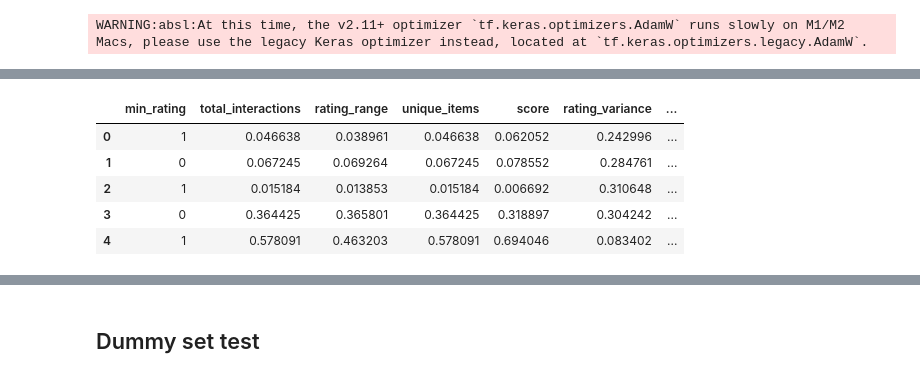
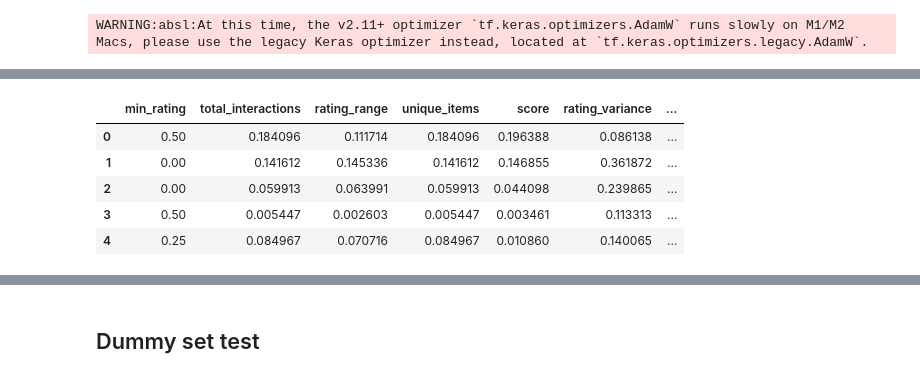
Before and after one commit to timooo-thy/CS421-ML-Competition, a Jupyter notebook: Project.ipynb, the cells around one changed output, grey strips where cells are left out. Cells and saved outputs as stored; diff of their text form; code cells hidden in the pictures.

```diff
--- a/Project.ipynb
+++ b/Project.ipynb
@@ -173,13 +173,13 @@ for feature in feature_columns:
 [figure]
 [figure]
 # %%
-from sklearn.preprocessing import MinMaxScaler
+# from sklearn.preprocessing import MinMaxScaler
 
-# Assuming features_df is your DataFrame and feature_columns are your columns of interest
-scaler = MinMaxScaler()
+# # Assuming features_df is your DataFrame and feature_columns are your columns of interest
+# scaler = MinMaxScaler()
 
-# Fit the scaler to your data and transform it
-features_df[feature_columns] = scaler.fit_transform(features_df[feature_columns])
+# # Fit the scaler to your data and transform it
+# features_df[feature_columns] = scaler.fit_transform(features_df[feature_columns])
 # %%
 from sklearn.ensemble import RandomForestClassifier
 
@@ -249,30 +249,42 @@ _________________________________________________________________
 # %%
 from sklearn.model_selection import train_test_split, KFold
 from sklearn.metrics import roc_auc_score
 import numpy as np
 from imblearn.over_sampling import SMOTE
+from sklearn.preprocessing import MinMaxScaler
 
 X = features_df.drop(['label'], axis=1)
 y = features_df['label']
 
 X_main, X_test, y_main, y_test = train_test_split(X, y, test_size=0.2, random_state=42, stratify=y)
 
 smote = SMOTE(random_state=42)
 X_resampled, y_resampled = smote.fit_resample(X_main, y_main)
 
+# Assuming features_df is your DataFrame and feature_columns are your columns of interest
+scaler = MinMaxScaler()
+
+# Fit the scaler to your data and transform it
+X_scaler = scaler.fit(X_resampled)
+X_resampled = scaler.transform(X_resampled)
+X_test = scaler.transform(X_test)
+
+X_resampled = pd.DataFrame(X_resampled, columns=X.columns)
+X_test = pd.DataFrame(X_test, columns=X.columns)
+
 class_weights = class_weight.compute_class_weight('balanced', classes=np.unique(y_resampled), y=y_resampled)
 class_weights = dict(enumerate(class_weights))
 
 kf = KFold(n_splits=5, shuffle=True, random_state=42)
 
-X.head()
+X_resampled.head()
 # %% [output]
 |  | min_rating | total_interactions | rating_range | unique_items | score | rating_variance | ... |
-| 0 | 1 | 0.046638 | 0.038961 | 0.046638 | 0.062052 | 0.242996 | ... |
-| 1 | 0 | 0.067245 | 0.069264 | 0.067245 | 0.078552 | 0.284761 | ... |
-| 2 | 1 | 0.015184 | 0.013853 | 0.015184 | 0.006692 | 0.310648 | ... |
-| 3 | 0 | 0.364425 | 0.365801 | 0.364425 | 0.318897 | 0.304242 | ... |
-| 4 | 1 | 0.578091 | 0.463203 | 0.578091 | 0.694046 | 0.083402 | ... |
+| 0 | 0.50 | 0.184096 | 0.111714 | 0.184096 | 0.196388 | 0.086138 | ... |
+| 1 | 0.00 | 0.141612 | 0.145336 | 0.141612 | 0.146855 | 0.361872 | ... |
+| 2 | 0.00 | 0.059913 | 0.063991 | 0.059913 | 0.044098 | 0.239865 | ... |
+| 3 | 0.50 | 0.005447 | 0.002603 | 0.005447 | 0.003461 | 0.113313 | ... |
+| 4 | 0.25 | 0.084967 | 0.070716 | 0.084967 | 0.010860 | 0.140065 | ... |
 # %%
 auc_scores = []
 
```
Also changed, not shown: parts of 10 cells of this notebook, 1 other file.
